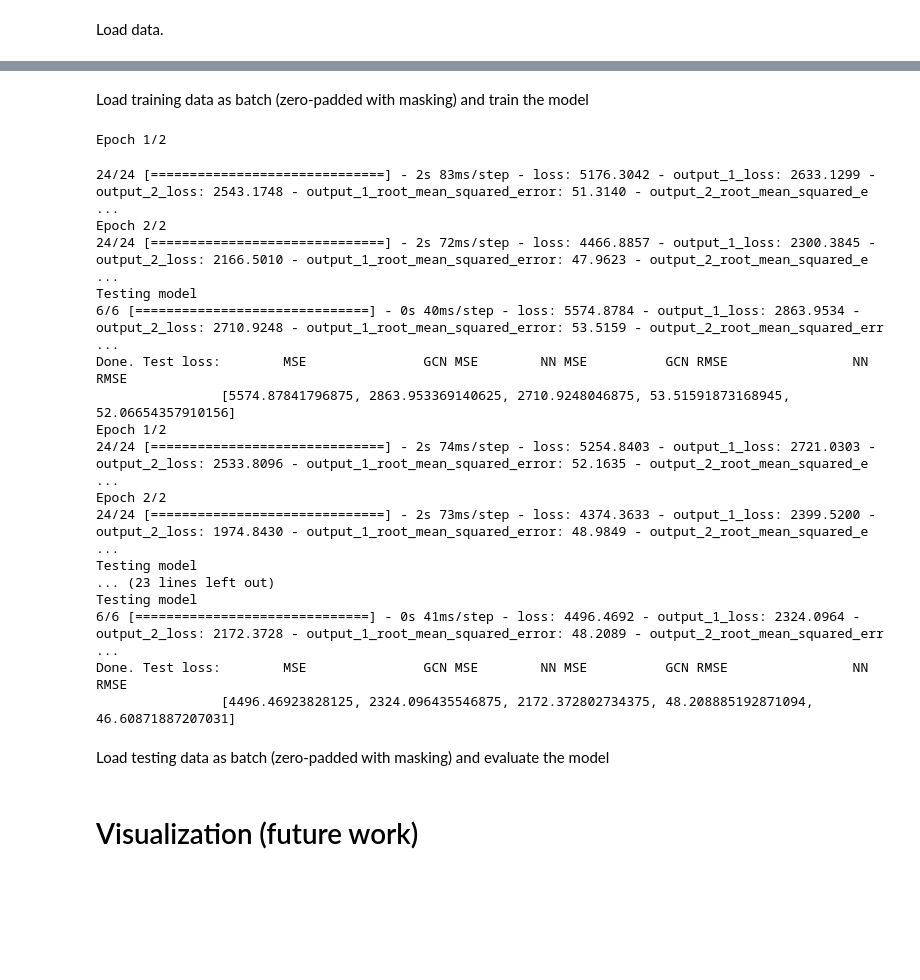
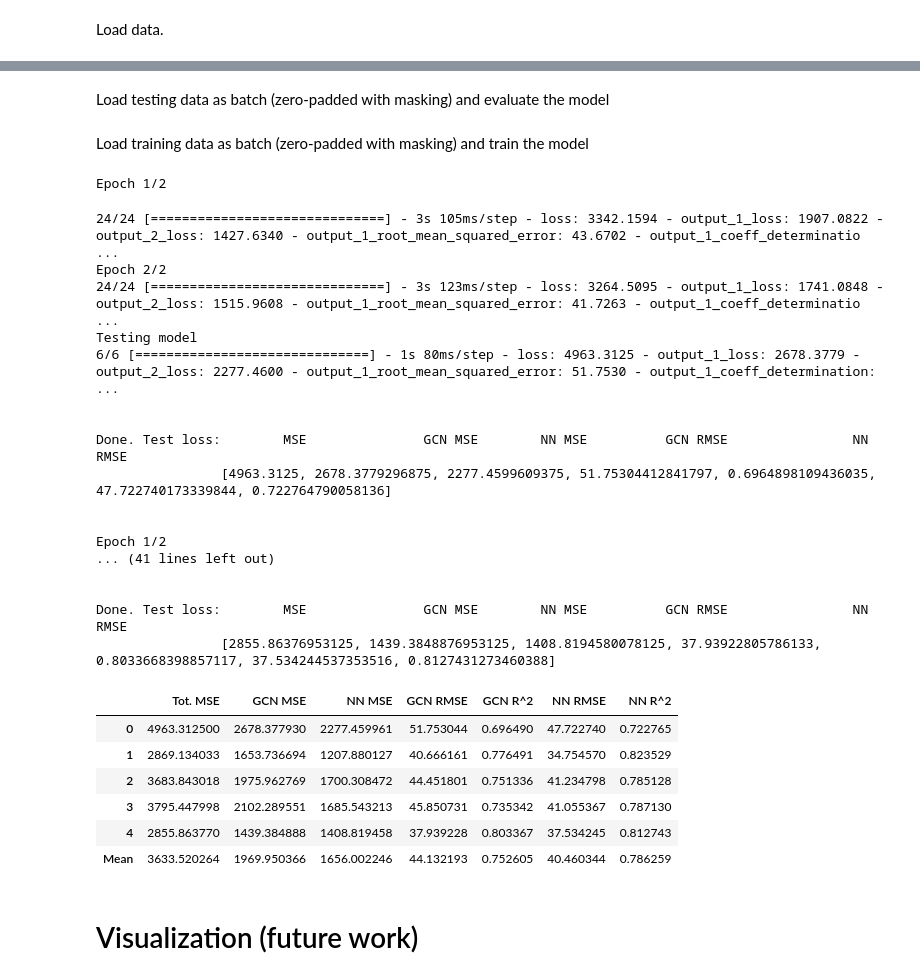
Before and after one commit to carlosmatherson/PolymerGCN, a Jupyter notebook: TgGCN.ipynb, the cells around one changed output, grey strips where cells are left out. Drawn from its saved outputs; the diff is of its cells as text; code cells hidden in the pictures; blank space fills up the shorter version.

```diff
--- a/TgGCN.ipynb
+++ b/TgGCN.ipynb
@@ -214,14 +219,12 @@ Split the dataset created above.
+# %% [markdown]
+Load testing data as batch (zero-padded with masking) and evaluate the model
 # %% [markdown]
 Load training data as batch (zero-padded with masking) and train the model
 # %%
-# lendata = int(len(data))
-# idxs = np.random.permutation(lendata)             # shuffle dataset
-# split = int(train_split * lendata)                # choose train split %
-# idx_tr, idx_te = np.split(idxs, [split])            # sort tr/te indices
-# dataset_tr, dataset_te = data[idx_tr], data[idx_te] # store train / test data
+k = KFold(n_splits=num_folds, random_state=None, shuffle=True)
+loss = []
 
-k = KFold(n_splits=5, random_state=None, shuffle=True)
-
+i=0
 for train_index, test_index in k.split(data):
   #print("TRAIN:", train_index, "TEST:", test_index)
   dataset_tr = data[train_index]
@@ -241,29 +244,42 @@ for train_index, test_index in k.split(data):
   # )
 
   print("Testing model")
-  loss = model.evaluate(loader_te.load(), steps=loader_te.steps_per_epoch)
-  print("Done. Test loss: \tMSE \t\t  GCN MSE \t NN MSE \t GCN RMSE \t\t NN RMSE \n \t\t{}".format(loss))
+  loss.append(model.evaluate(loader_te.load(), steps=loader_te.steps_per_epoch))
+
+  print("\n\nDone. Test loss: \tMSE \t\t  GCN MSE \t NN MSE \t GCN RMSE \t\t NN RMSE \n \t\t{}".format(loss[i]))
+  print("\n")
+  i+=1
 # %% [output]
 Epoch 1/2
-24/24 [==============================] - 2s 83ms/step - loss: 5176.3042 - output_1_loss: 2633.1299 - output_2_loss: 2543.1748 - output_1_root_mean_squared_error: 51.3140 - output_2_root_mean_squared_e ...
+24/24 [==============================] - 3s 105ms/step - loss: 3342.1594 - output_1_loss: 1907.0822 - output_2_loss: 1427.6340 - output_1_root_mean_squared_error: 43.6702 - output_1_coeff_determinatio ...
 Epoch 2/2
-24/24 [==============================] - 2s 72ms/step - loss: 4466.8857 - output_1_loss: 2300.3845 - output_2_loss: 2166.5010 - output_1_root_mean_squared_error: 47.9623 - output_2_root_mean_squared_e ...
+24/24 [==============================] - 3s 123ms/step - loss: 3264.5095 - output_1_loss: 1741.0848 - output_2_loss: 1515.9608 - output_1_root_mean_squared_error: 41.7263 - output_1_coeff_determinatio ...
 Testing model
-6/6 [==============================] - 0s 40ms/step - loss: 5574.8784 - output_1_loss: 2863.9534 - output_2_loss: 2710.9248 - output_1_root_mean_squared_error: 53.5159 - output_2_root_mean_squared_err ...
+6/6 [==============================] - 1s 80ms/step - loss: 4963.3125 - output_1_loss: 2678.3779 - output_2_loss: 2277.4600 - output_1_root_mean_squared_error: 51.7530 - output_1_coeff_determination:  ...
+
+
 Done. Test loss:        MSE               GCN MSE        NN MSE          GCN RMSE                NN RMSE
-                [5574.87841796875, 2863.953369140625, 2710.9248046875, 53.51591873168945, 52.06654357910156]
+                [4963.3125, 2678.3779296875, 2277.4599609375, 51.75304412841797, 0.6964898109436035, 47.722740173339844, 0.722764790058136]
+
+
 Epoch 1/2
-24/24 [==============================] - 2s 74ms/step - loss: 5254.8403 - output_1_loss: 2721.0303 - output_2_loss: 2533.8096 - output_1_root_mean_squared_error: 52.1635 - output_2_root_mean_squared_e ...
-Epoch 2/2
-24/24 [==============================] - 2s 73ms/step - loss: 4374.3633 - output_1_loss: 2399.5200 - output_2_loss: 1974.8430 - output_1_root_mean_squared_error: 48.9849 - output_2_root_mean_squared_e ...
-Testing model
-... (23 lines left out)
-Testing model
-6/6 [==============================] - 0s 41ms/step - loss: 4496.4692 - output_1_loss: 2324.0964 - output_2_loss: 2172.3728 - output_1_root_mean_squared_error: 48.2089 - output_2_root_mean_squared_err ...
+... (41 lines left out)
+
+
 Done. Test loss:        MSE               GCN MSE        NN MSE          GCN RMSE                NN RMSE
-                [4496.46923828125, 2324.096435546875, 2172.372802734375, 48.208885192871094, 46.60871887207031]
+                [2855.86376953125, 1439.3848876953125, 1408.8194580078125, 37.93922805786133, 0.8033668398857117, 37.534244537353516, 0.8127431273460388]
-# %% [markdown]
-Load testing data as batch (zero-padded with masking) and evaluate the model
+# %%
+lossDF = pd.DataFrame(loss, columns = ['Tot. MSE','GCN MSE','NN MSE','GCN RMSE','GCN R^2','NN RMSE','NN R^2'])
+lossDF.loc['Mean'] = lossDF.mean()
+display(lossDF)
+# %% [output]
+|  | Tot. MSE | GCN MSE | NN MSE | GCN RMSE | GCN R^2 | NN RMSE | NN R^2 |
+| 0 | 4963.312500 | 2678.377930 | 2277.459961 | 51.753044 | 0.696490 | 47.722740 | 0.722765 |
+| 1 | 2869.134033 | 1653.736694 | 1207.880127 | 40.666161 | 0.776491 | 34.754570 | 0.823529 |
+| 2 | 3683.843018 | 1975.962769 | 1700.308472 | 44.451801 | 0.751336 | 41.234798 | 0.785128 |
+| 3 | 3795.447998 | 2102.289551 | 1685.543213 | 45.850731 | 0.735342 | 41.055367 | 0.787130 |
+| 4 | 2855.863770 | 1439.384888 | 1408.819458 | 37.939228 | 0.803367 | 37.534245 | 0.812743 |
+| Mean | 3633.520264 | 1969.950366 | 1656.002246 | 44.132193 | 0.752605 | 40.460344 | 0.786259 |
 # %% [markdown]
 # Visualization (future work)
 # %%
```
Also changed, not shown: parts of 18 cells of this notebook.
